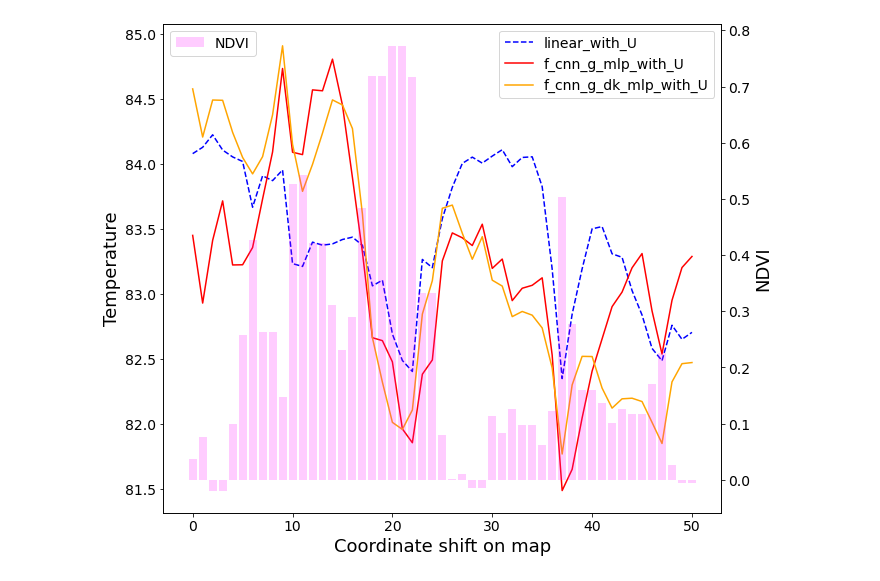
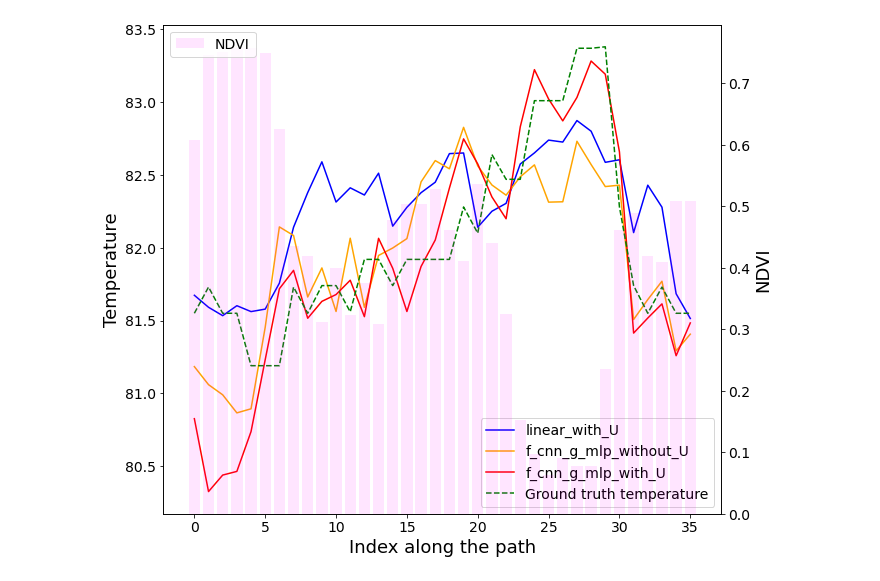
Before and after one commit to jzy95310/deep_sci, a Jupyter notebook: experiments/geospatial_real_temp_prediction/visualization_case_study.ipynb, the cells around one changed output. Cells and saved outputs as stored; diff of their text form; code cells hidden in the pictures.

Commit message:
Update real-world experiments for predicting temperatures.

```diff
--- a/experiments/geospatial_real_temp_prediction/visualization_case_study.ipynb
+++ b/experiments/geospatial_real_temp_prediction/visualization_case_study.ipynb
@@ -16,28 +31,47 @@ ax.imshow(grid)
 # %%
 with open('./results_geospatial_real.pkl','rb') as fp:
     res = pkl.load(fp)
 
 model_names = [
     'linear_with_U',
+    'f_cnn_g_mlp_without_U',
     'f_cnn_g_mlp_with_U',
-    'f_cnn_g_dk_mlp_with_U',
 ]
-colors = ['blue', 'red', 'orange']
-ls = ['--', '-', '-']
+colors = ['blue', 'orange','red']
+ls = ['-', '-','-']
 
 fig, ax1 = plt.subplots(1, 1, figsize=(10,9))
 ax2 = ax1.twinx()
-x_coord = np.linspace(0, 50, 51)
+x_coord = np.linspace(0, len(path)-1, len(path))
 for i in range(len(model_names)):
-    ax1.plot(x_coord, res[model_names[i]][50,50:], color=colors[i], ls=ls[i], label=model_names[i])
-ax2.bar(x_coord, grid[50,50:], color='magenta', alpha=0.2, label='NDVI')
+    ax1.plot(
+        x_coord,
+        np.array([res[model_names[i]][coord[0],coord[1]] for coord in path]),
+        color=colors[i],
+        ls=ls[i],
+        label=model_names[i]
+    )
+ax1.plot(
+    x_coord,
+    np.array([temp_img[coord[0],coord[1]] for coord in path]),
+    color='green',
+    ls='--',
+    label='Ground truth temperature'
+)
+ax2.bar(
+    x_coord,
+    np.array([ndvi_img[coord[0],coord[1]] for coord in path]),
+    color='magenta',
+    alpha=0.1,
+    label='NDVI'
+)
 ax1.tick_params(axis='both', which='major', labelsize=14)
 ax2.tick_params(axis='both', which='major', labelsize=14)
-ax1.legend(loc=1, prop={'size':14})
+ax1.legend(loc=4, prop={'size':14})
 ax2.legend(loc=2, prop={'size':14})
-ax1.set_xlabel('Coordinate shift on map', fontsize=18)
+ax1.set_xlabel('Index along the path', fontsize=18)
 ax1.set_ylabel('Temperature', fontsize=18)
 ax2.set_ylabel('NDVI', fontsize=18)
-plt.savefig("./visualization_with_U.pdf", dpi=300)
+plt.savefig("./temp_ndvi_spatial_variation.pdf", dpi=600)
 # %% [output]
-[figure, old version]
+[figure, new version]
```
Also changed, not shown: parts of 2 cells of this notebook, 11 other files.
